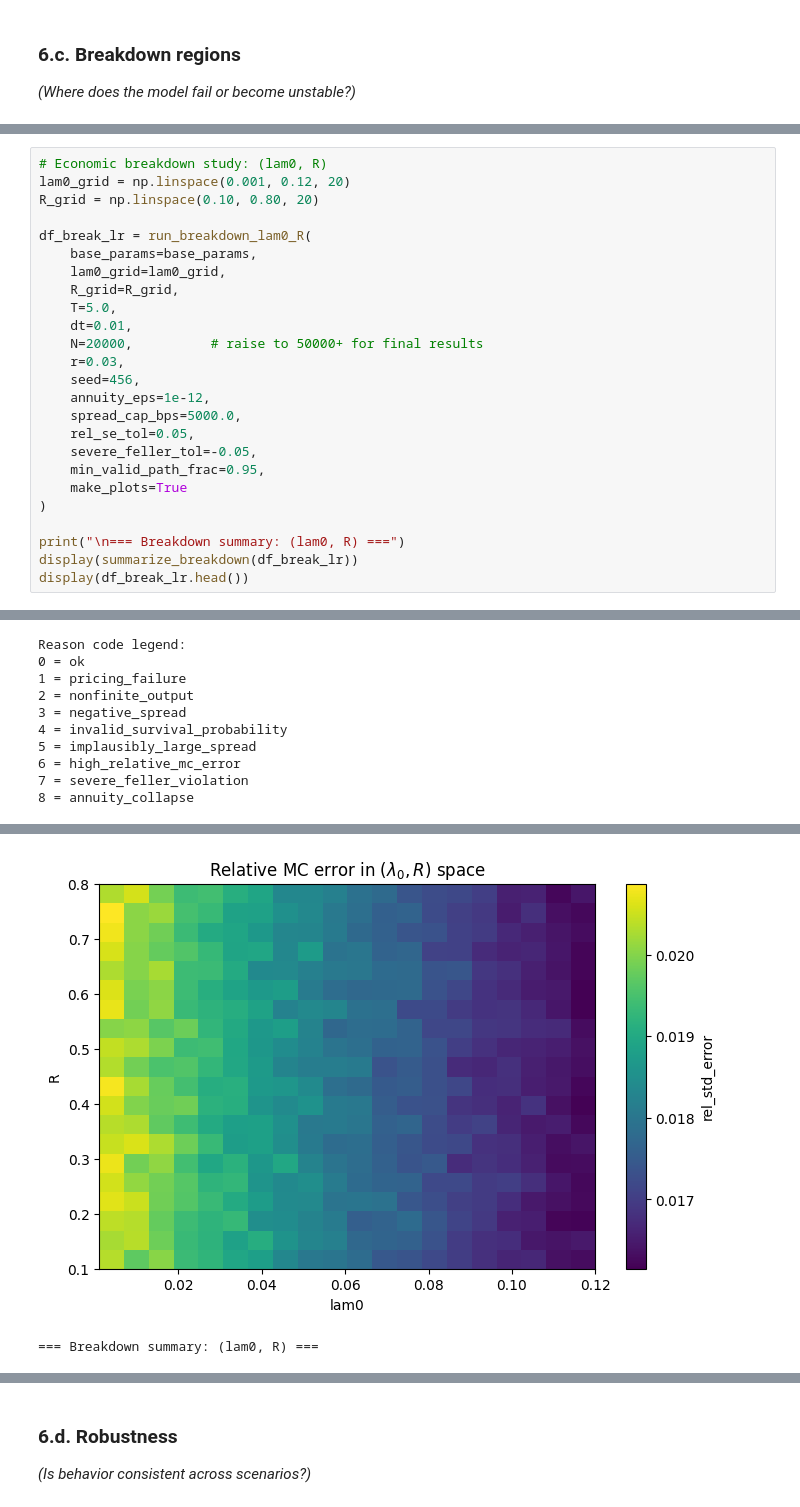
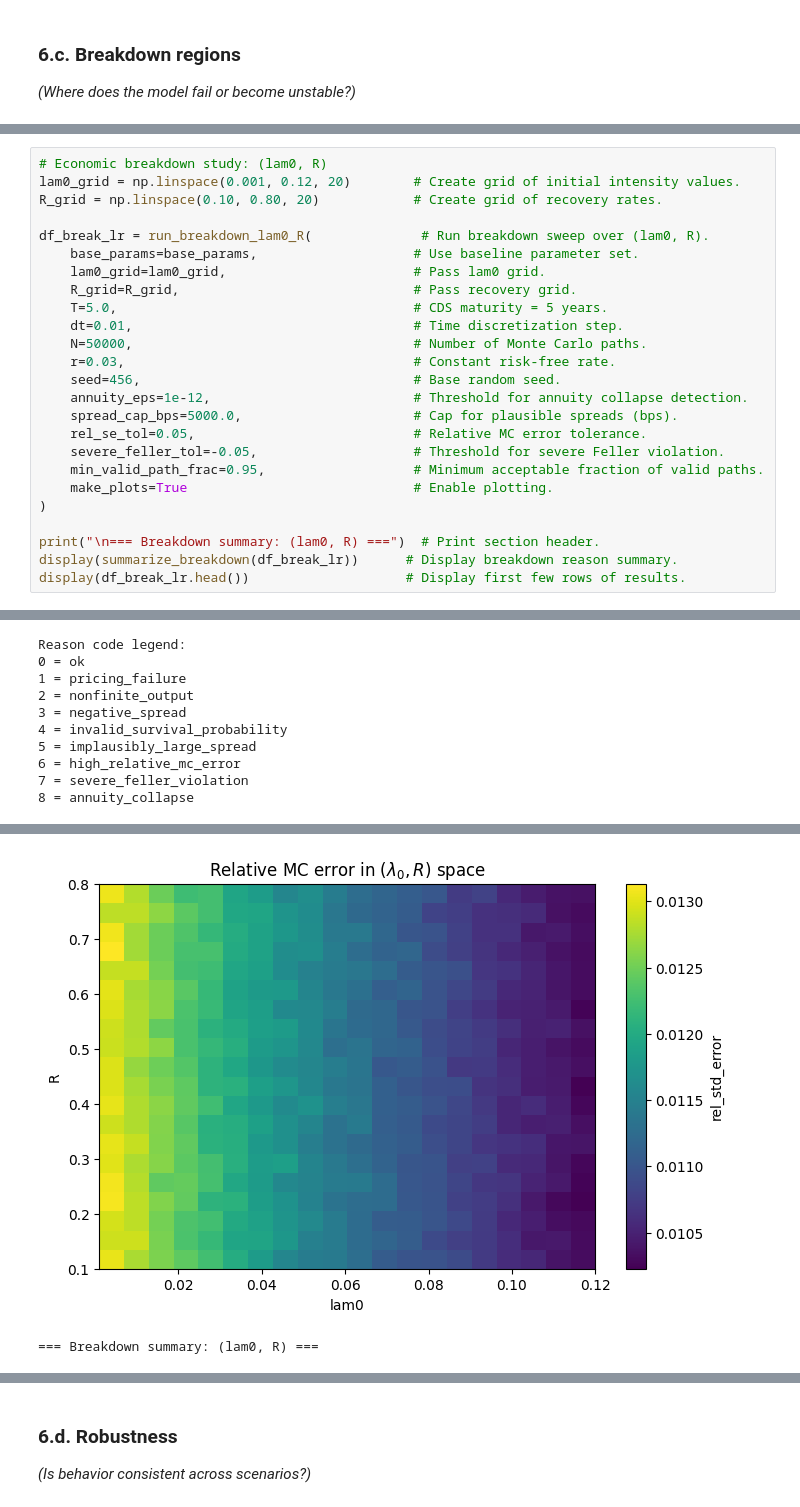
Before and after one commit to zigicjovan/model-validation-cds, a Jupyter notebook: Zigic_QuantModeling_CreditRisk.ipynb, the cells around one changed output, grey strips where cells are left out. Saved outputs shown, nothing was run; the diff lists cells and outputs as text.

```diff
--- a/Zigic_QuantModeling_CreditRisk.ipynb
+++ b/Zigic_QuantModeling_CreditRisk.ipynb
@@ -5635,43 +5849,43 @@ Reason code legend:
 # %%
 # Economic breakdown study: (lam0, R)
-lam0_grid = np.linspace(0.001, 0.12, 20)
-R_grid = np.linspace(0.10, 0.80, 20)
+lam0_grid = np.linspace(0.001, 0.12, 20)        # Create grid of initial intensity values.
+R_grid = np.linspace(0.10, 0.80, 20)            # Create grid of recovery rates.
 
-df_break_lr = run_breakdown_lam0_R(
-    base_params=base_params,
-    lam0_grid=lam0_grid,
-    R_grid=R_grid,
-    T=5.0,
-    dt=0.01,
-    N=20000,          # raise to 50000+ for final results
-    r=0.03,
-    seed=456,
-    annuity_eps=1e-12,
-    spread_cap_bps=5000.0,
-    rel_se_tol=0.05,
-    severe_feller_tol=-0.05,
-    min_valid_path_frac=0.95,
-    make_plots=True
+df_break_lr = run_breakdown_lam0_R(              # Run breakdown sweep over (lam0, R).
+    base_params=base_params,                    # Use baseline parameter set.
+    lam0_grid=lam0_grid,                        # Pass lam0 grid.
+    R_grid=R_grid,                              # Pass recovery grid.
+    T=5.0,                                      # CDS maturity = 5 years.
+    dt=0.01,                                    # Time discretization step.
+    N=50000,                                    # Number of Monte Carlo paths.
+    r=0.03,                                     # Constant risk-free rate.
+    seed=456,                                   # Base random seed.
+    annuity_eps=1e-12,                          # Threshold for annuity collapse detection.
+    spread_cap_bps=5000.0,                      # Cap for plausible spreads (bps).
+    rel_se_tol=0.05,                            # Relative MC error tolerance.
+    severe_feller_tol=-0.05,                    # Threshold for severe Feller violation.
+    min_valid_path_frac=0.95,                   # Minimum acceptable fraction of valid paths.
+    make_plots=True                             # Enable plotting.
 )
 
-print("\n=== Breakdown summary: (lam0, R) ===")
-display(summarize_breakdown(df_break_lr))
-display(df_break_lr.head())
+print("\n=== Breakdown summary: (lam0, R) ===")  # Print section header.
+display(summarize_breakdown(df_break_lr))      # Display breakdown reason summary.
+display(df_break_lr.head())                    # Display first few rows of results.
 # %% [output]
 [figure]
 [figure]
 Reason code legend:
 0 = ok
 1 = pricing_failure
 2 = nonfinite_output
 3 = negative_spread
 4 = invalid_survival_probability
 5 = implausibly_large_spread
 6 = high_relative_mc_error
 7 = severe_feller_violation
 8 = annuity_collapse
 [figure]
-[figure, old version]
+[figure, new version]
 === Breakdown summary: (lam0, R) ===
 |  | breakdown_reason | count | pct |
 | 0 | ok | 400 | 100.0 |
```
Also changed, not shown: parts of 180 cells of this notebook, 1 other file.
